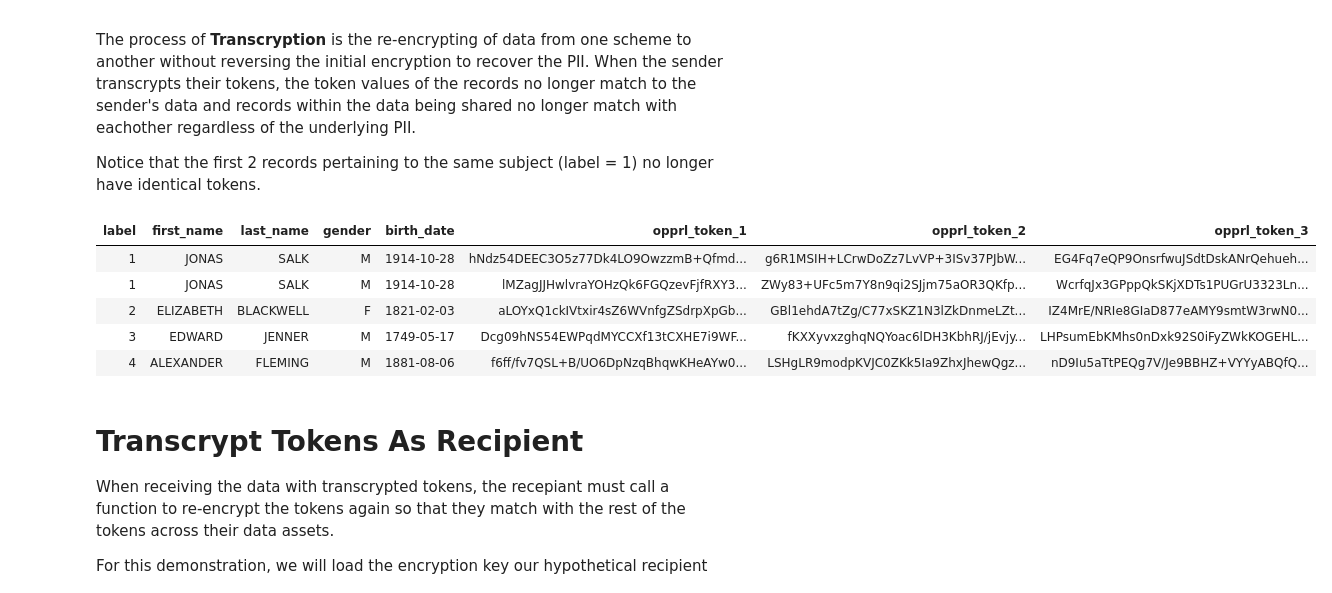
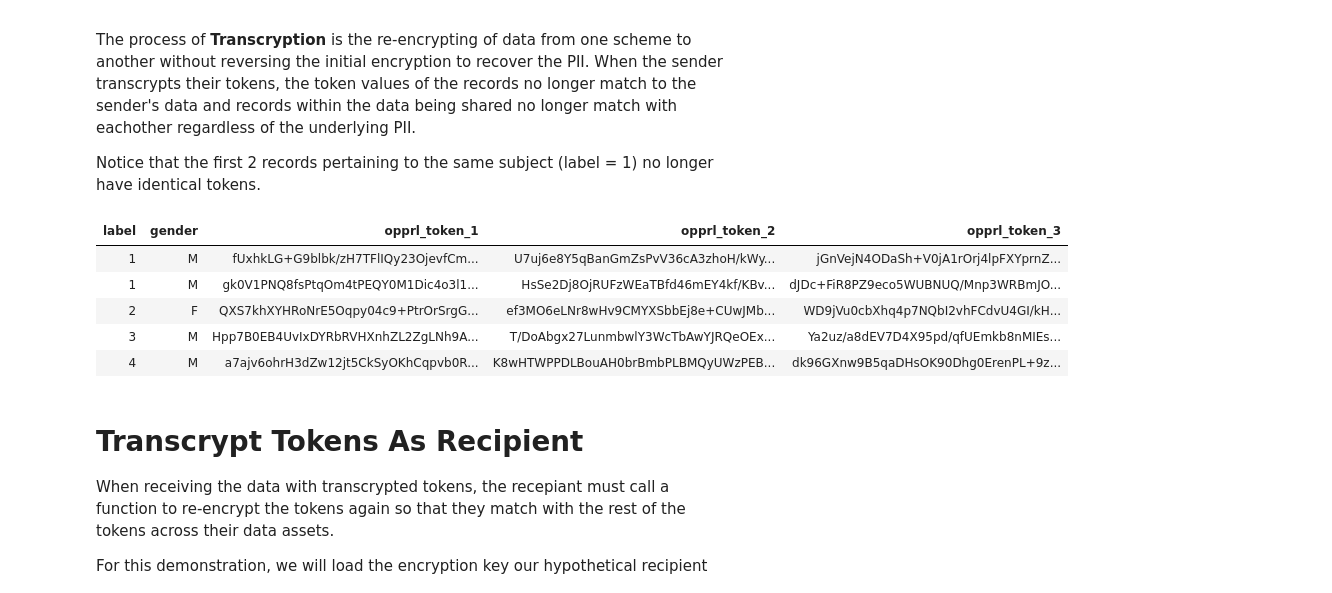
Before and after one commit to Spindle-Health/carduus, a Jupyter notebook: docs/guides/databricks.ipynb, the cells around one changed output. Saved outputs shown, nothing was run; the diff lists cells and outputs as text; code cells hidden in the pictures.

```diff
--- a/docs/guides/databricks.ipynb
+++ b/docs/guides/databricks.ipynb
@@ -117,20 +135,20 @@ Notice that the first 2 records pertaining to the same subject (label = 1) no lo
 # %%
 from carduus.token import transcrypt_out
 
 tokens_to_send = transcrypt_out(
     tokens,
     token_columns=("opprl_token_1", "opprl_token_2", "opprl_token_3"),
     recipient_public_key=dbutils.secrets.getBytes("carduus", "MyPartnerPublicKey"),
     private_key=dbutils.secrets.getBytes("carduus", "PrivateKey"),
-)
+).drop("first_name", "last_name", "birth_date")
 display(tokens_to_send)
 # %% [output]
-| label | first_name | last_name | gender | birth_date | opprl_token_1 | opprl_token_2 | opprl_token_3 |
-| 1 | JONAS | SALK | M | 1914-10-28 | hNdz54DEEC3O5z77Dk4LO9OwzzmB+Qfmd... | g6R1MSIH+LCrwDoZz7LvVP+3ISv37PJbW... | EG4Fq7eQP9OnsrfwuJSdtDskANrQehueh... |
-| 1 | JONAS | SALK | M | 1914-10-28 | lMZagJJHwlvraYOHzQk6FGQzevFjfRXY3... | ZWy83+UFc5m7Y8n9qi2SJjm75aOR3QKfp... | WcrfqJx3GPppQkSKjXDTs1PUGrU3323Ln... |
-| 2 | ELIZABETH | BLACKWELL | F | 1821-02-03 | aLOYxQ1ckIVtxir4sZ6WVnfgZSdrpXpGb... | GBl1ehdA7tZg/C77xSKZ1N3lZkDnmeLZt... | IZ4MrE/NRIe8GIaD877eAMY9smtW3rwN0... |
-| 3 | EDWARD | JENNER | M | 1749-05-17 | Dcg09hNS54EWPqdMYCCXf13tCXHE7i9WF... | fKXXyvxzghqNQYoac6lDH3KbhRJ/jEvjy... | LHPsumEbKMhs0nDxk92S0iFyZWkKOGEHL... |
-| 4 | ALEXANDER | FLEMING | M | 1881-08-06 | f6ff/fv7QSL+B/UO6DpNzqBhqwKHeAYw0... | LSHgLR9modpKVJC0ZKk5Ia9ZhxJhewQgz... | nD9Iu5aTtPEQg7V/Je9BBHZ+VYYyABQfQ... |
+| label | gender | opprl_token_1 | opprl_token_2 | opprl_token_3 |
+| 1 | M | fUxhkLG+G9blbk/zH7TFlIQy23OjevfCm... | U7uj6e8Y5qBanGmZsPvV36cA3zhoH/kWy... | jGnVejN4ODaSh+V0jA1rOrj4lpFXYprnZ... |
+| 1 | M | gk0V1PNQ8fsPtqOm4tPEQY0M1Dic4o3l1... | HsSe2Dj8OjRUFzWEaTBfd46mEY4kf/KBv... | dJDc+FiR8PZ9eco5WUBNUQ/Mnp3WRBmJO... |
+| 2 | F | QXS7khXYHRoNrE5Oqpy04c9+PtrOrSrgG... | ef3MO6eLNr8wHv9CMYXSbbEj8e+CUwJMb... | WD9jVu0cbXhq4p7NQbI2vhFCdvU4GI/kH... |
+| 3 | M | Hpp7B0EB4UvIxDYRbRVHXnhZL2ZgLNh9A... | T/DoAbgx27LunmbwlY3WcTbAwYJRQeOEx... | Ya2uz/a8dEV7D4X95pd/qfUEmkb8nMIEs... |
+| 4 | M | a7ajv6ohrH3dZw12jt5CkSyOKhCqpvb0R... | K8wHTWPPDLBouAH0brBmbPLBMQyUWzPEB... | dk96GXnw9B5qaDHsOK90Dhg0ErenPL+9z... |
 # %% [markdown]
 # Transcrypt Tokens As Recipient
 
```
Also changed, not shown: parts of 2 cells of this notebook.
